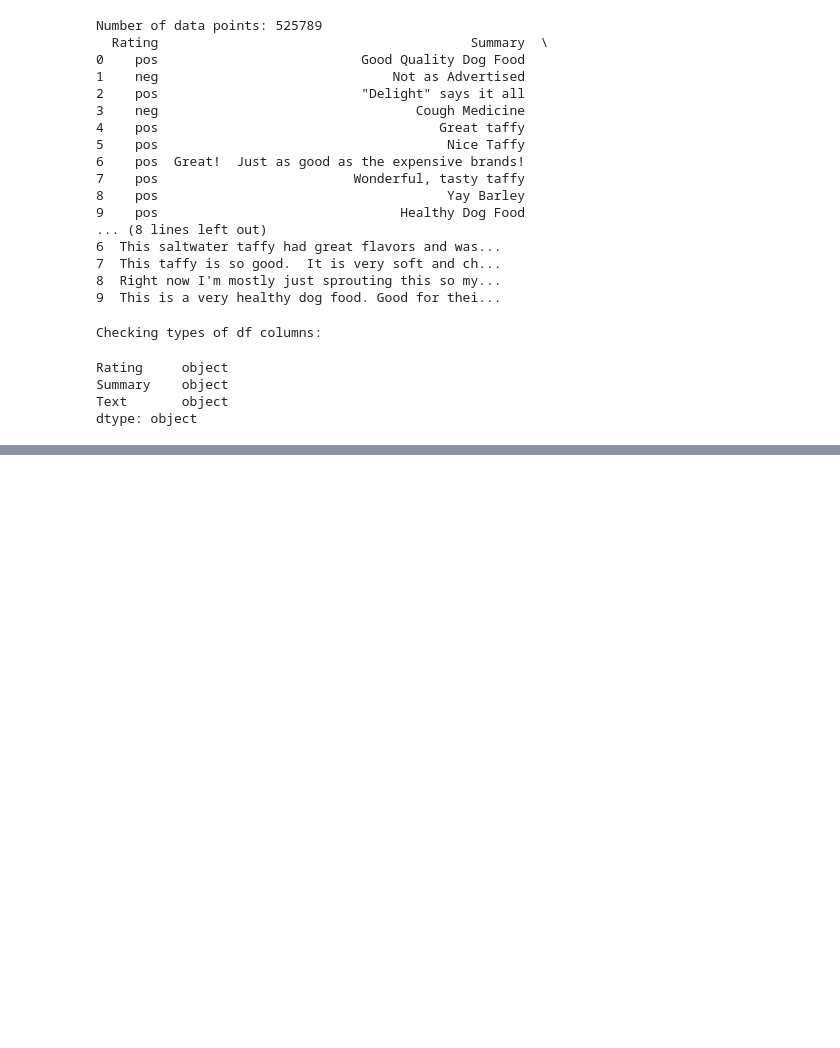
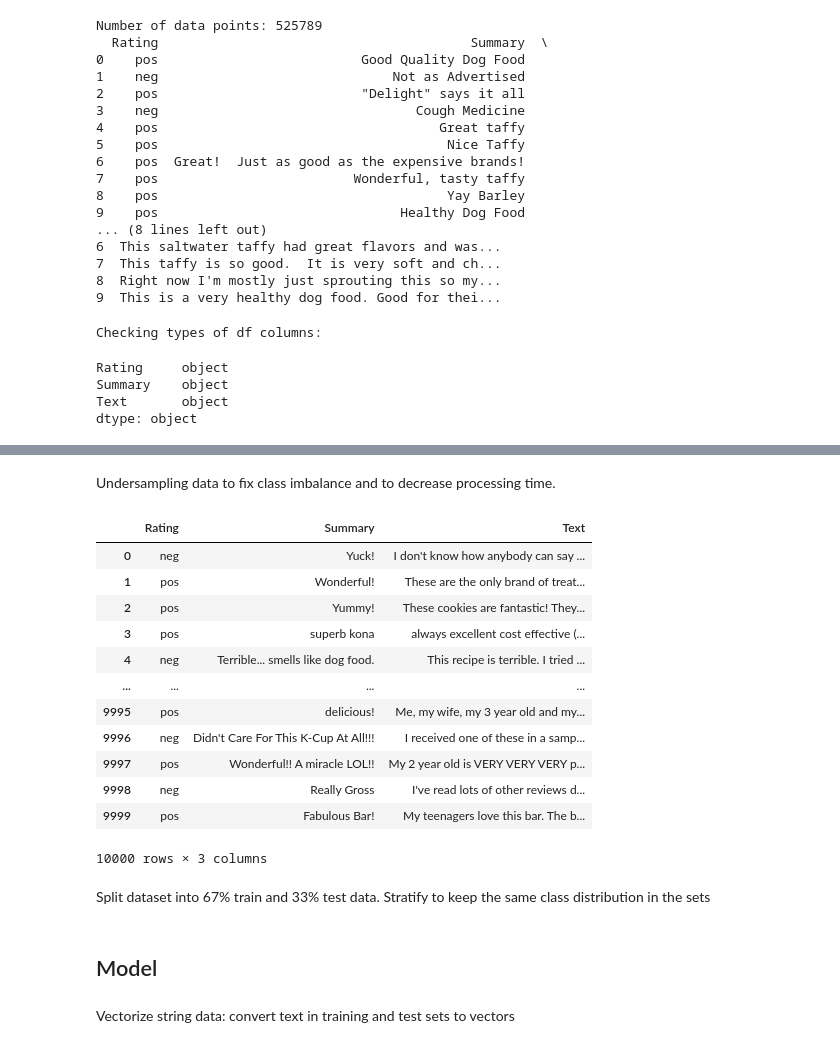
Before and after one commit to kimsagha/NLP_AmazonReviews, a Jupyter notebook: reviews.ipynb, the cells around one changed output, grey strips where cells are left out. Saved outputs shown, nothing was run; the diff lists cells and outputs as text; code cells hidden in the pictures; blank space fills up the shorter version.

Commit message:
finish model

```diff
--- a/reviews.ipynb
+++ b/reviews.ipynb
@@ -133,0 +136,26 @@ df
+# %% [markdown]
+Undersampling data to fix class imbalance and to decrease processing time.
+# %%
+df_pos = df.loc[df['Rating'] == 'pos'].sample(5000, random_state=1)
+df_neg = df.loc[df['Rating'] == 'neg'].sample(5000, random_state=1)
+# df_pos = df.loc[df['Rating'] == 'pos'].sample(df[df.Rating == 'neg'].shape[0], random_state=1)
+# df_neg = df.loc[df['Rating'] == 'neg']
+df = pd.concat([df_pos, df_neg])
+df = df.sample(frac=1, random_state=1).reset_index(drop=True)
+df
+# %% [output]
+|  | Rating | Summary | Text |
+| 0 | neg | Yuck! | I don't know how anybody can say ... |
+| 1 | pos | Wonderful! | These are the only brand of treat... |
+| 2 | pos | Yummy! | These cookies are fantastic! They... |
+| 3 | pos | superb kona | always excellent cost effective (... |
+| 4 | neg | Terrible... smells like dog food. | This recipe is terrible. I tried ... |
+| ... | ... | ... | ... |
+| 9995 | pos | delicious! | Me, my wife, my 3 year old and my... |
+| 9996 | neg | Didn't Care For This K-Cup At All!!! | I received one of these in a samp... |
+| 9997 | pos | Wonderful!! A miracle LOL!! | My 2 year old is VERY VERY VERY p... |
+| 9998 | neg | Really Gross | I've read lots of other reviews d... |
+| 9999 | pos | Fabulous Bar! | My teenagers love this bar. The b... |
+10000 rows × 3 columns
+# %% [markdown]
+Split dataset into 67% train and 33% test data. Stratify to keep the same class distribution in the sets
@@ -133,0 +168,4 @@ df
+# %% [markdown]
+## Model
+# %% [markdown]
+Vectorize string data: convert text in training and test sets to vectors
```
Also changed, not shown: parts of 10 cells of this notebook.
